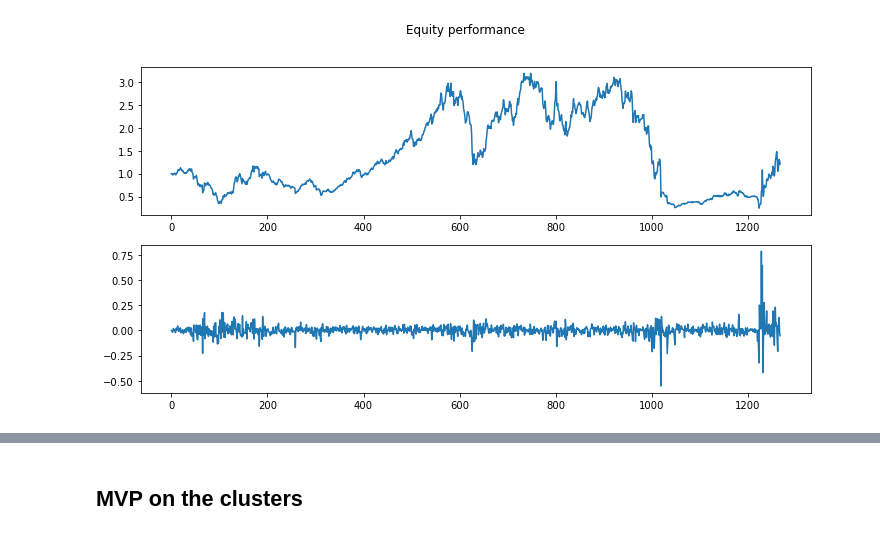
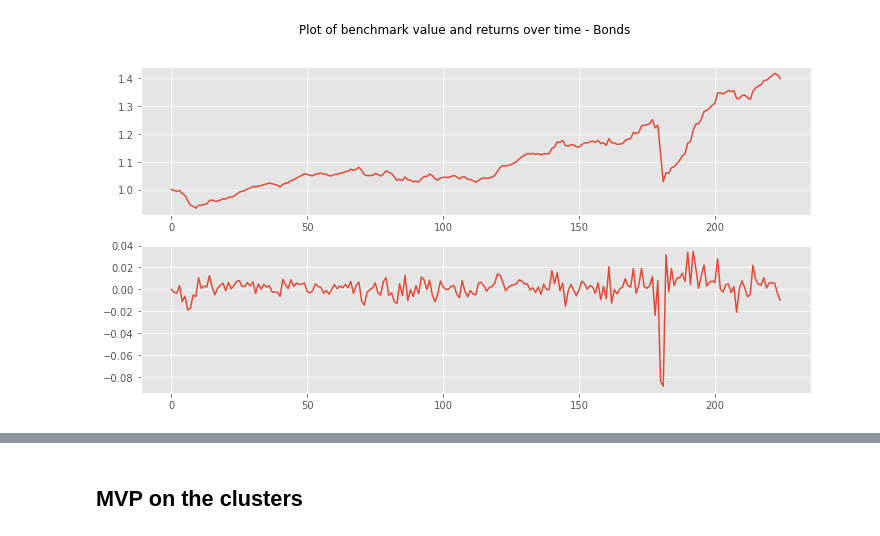
Before and after one commit to wingwingz/AFP, a Jupyter notebook: Experiments/Loic stuff.ipynb, the cells around one changed output, grey strips where cells are left out. Saved outputs shown, nothing was run; the diff lists cells and outputs as text; code cells hidden in the pictures.

```diff
--- a/Experiments/Loic stuff.ipynb
+++ b/Experiments/Loic stuff.ipynb
@@ -70,4 +94,6 @@ plot_performance(value, rtns)
 # %%
 perf_bench, value_bench, rtns_bench = strategy(X, window=5, horizon=1, benchmark=True)
 # %%
-plot_performance(value_bench, rtns_bench, title="Plot of benchmark value and returns over time")
+plot_performance(value_bench, rtns_bench, title="Plot of benchmark value and returns over time - Bonds")
+# %% [output]
+[figure, added]
@@ -121,7 +107,3 @@ X = X.resample('W').sum()
 X = X.replace(float('inf'), 0)
 # %%
 perf, value, rtns = strategy(X, window=30, horizon=1, benchmark=False)
-# %%
-plot_performance(value, rtns, title="Equity performance")
-# %% [output]
-[figure, removed]
```
Also changed, not shown: parts of 36 cells of this notebook.
